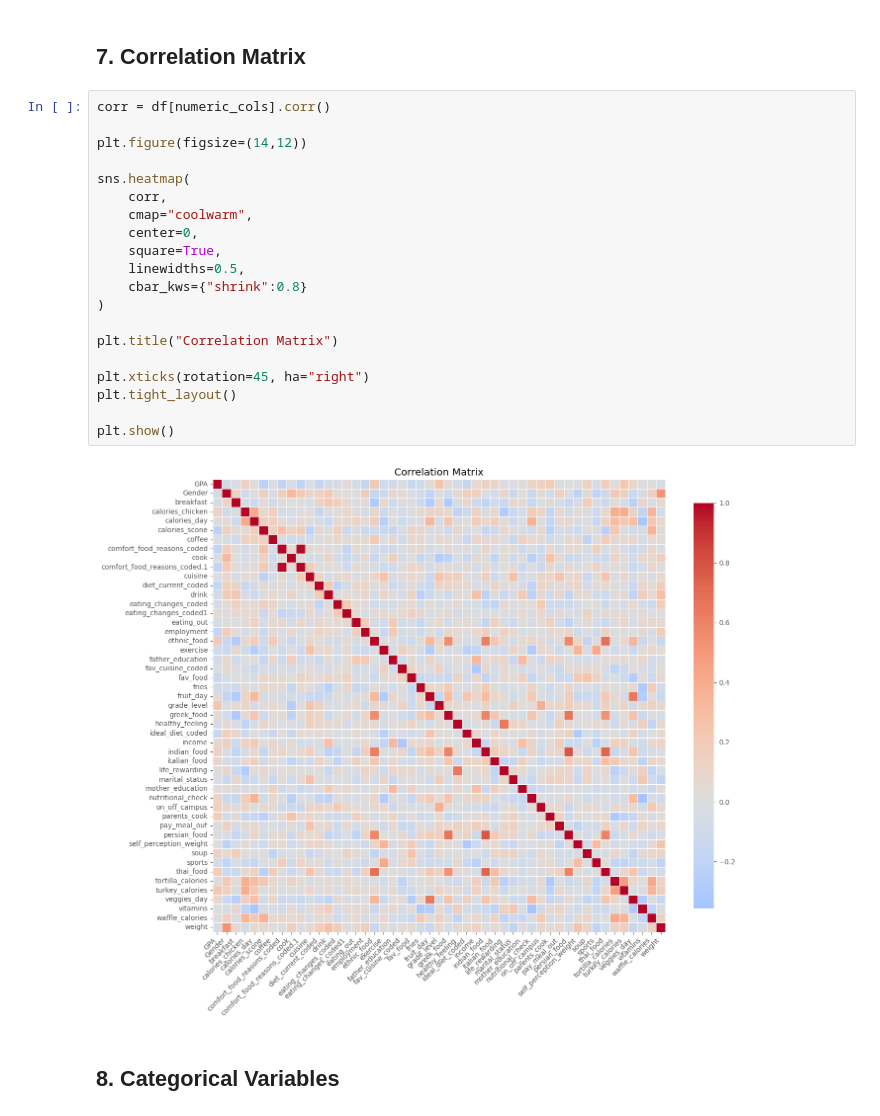
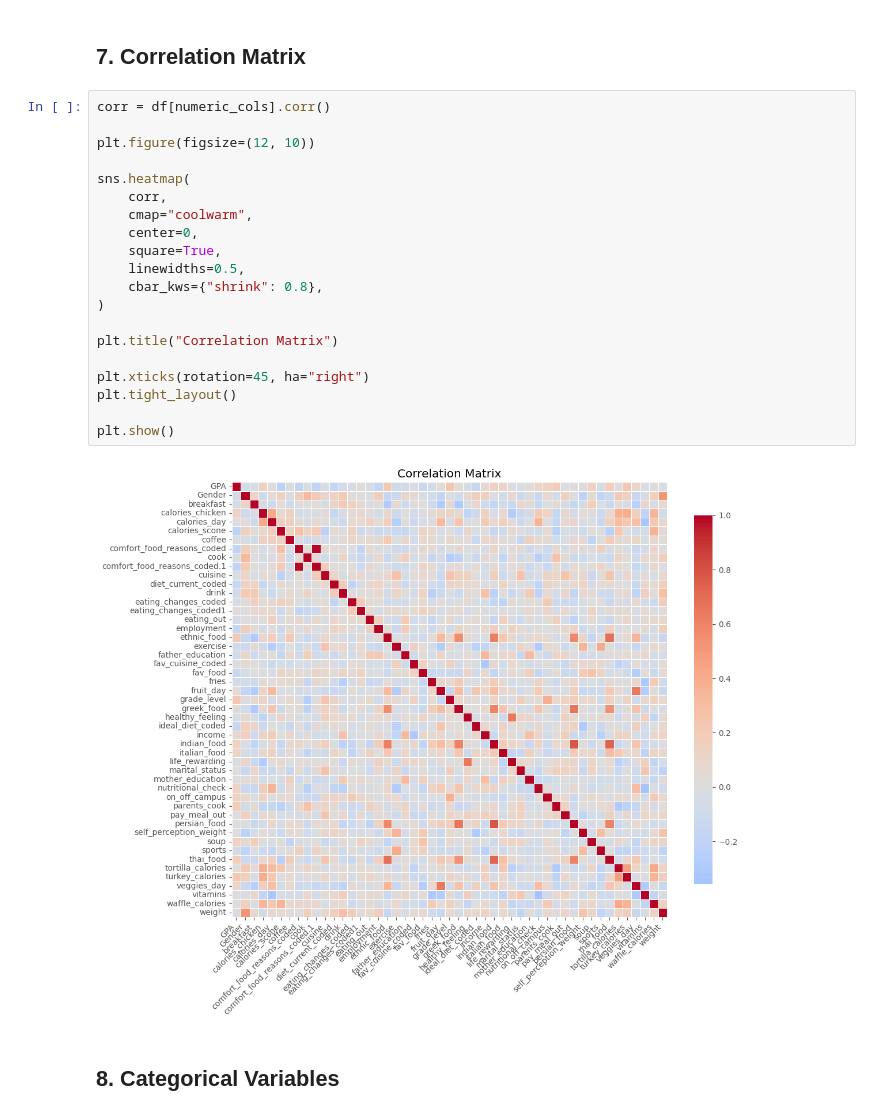
Before and after one commit to l3anxna/what-you-eat-decides-your-grade, a Jupyter notebook: EDA_notebook.ipynb, the cells around one changed output. Drawn from its saved outputs; the diff is of its cells as text.

```diff
--- a/EDA_notebook.ipynb
+++ b/EDA_notebook.ipynb
@@ -198,25 +186,25 @@ Index(['GPA', 'Gender', 'breakfast', 'calories_chicken', 'calories_day',
 # %%
 corr = df[numeric_cols].corr()
 
-plt.figure(figsize=(14,12))
+plt.figure(figsize=(12, 10))
 
 sns.heatmap(
     corr,
     cmap="coolwarm",
     center=0,
     square=True,
     linewidths=0.5,
-    cbar_kws={"shrink":0.8}
+    cbar_kws={"shrink": 0.8},
 )
 
 plt.title("Correlation Matrix")
 
 plt.xticks(rotation=45, ha="right")
 plt.tight_layout()
 
 plt.show()
 # %% [output]
-[figure, old version]
+[figure, new version]
 # %% [markdown]
 ## 8. Categorical Variables
 # %%
```
Also changed, not shown: parts of 39 cells of this notebook, 3 other files.
